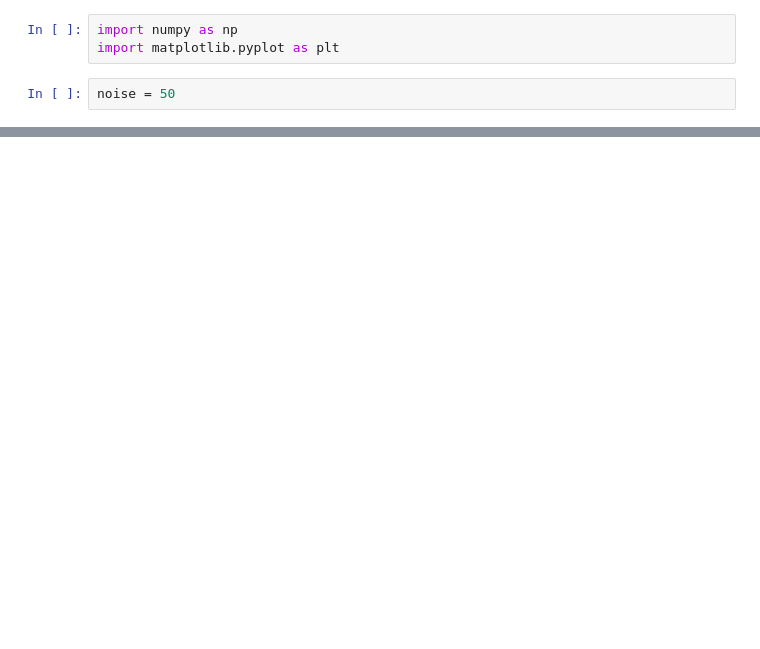
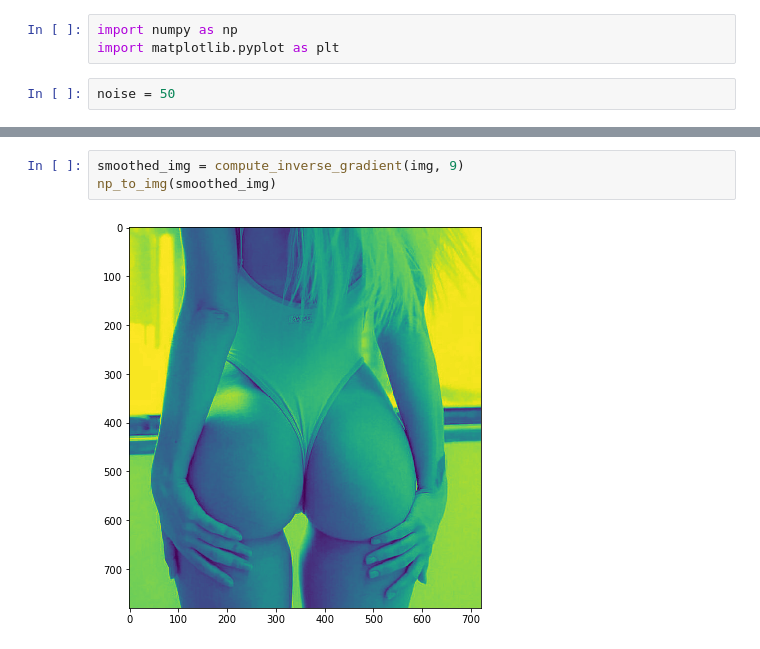
Before and after one commit to baubels/SAAFs, a Jupyter notebook: SAAFs.ipynb, the cells around one changed output, grey strips where cells are left out. Saved outputs shown, nothing was run; the diff lists cells and outputs as text; blank space fills up the shorter version.

```diff
--- a/SAAFs.ipynb
+++ b/SAAFs.ipynb
@@ -58,0 +74,5 @@ def compute_inverse_gradient(img_array, distance):
+# %%
+smoothed_img = compute_inverse_gradient(img, 9)
+np_to_img(smoothed_img)
+# %% [output]
+[figure, added]
```
Also changed, not shown: parts of 4 cells of this notebook.
